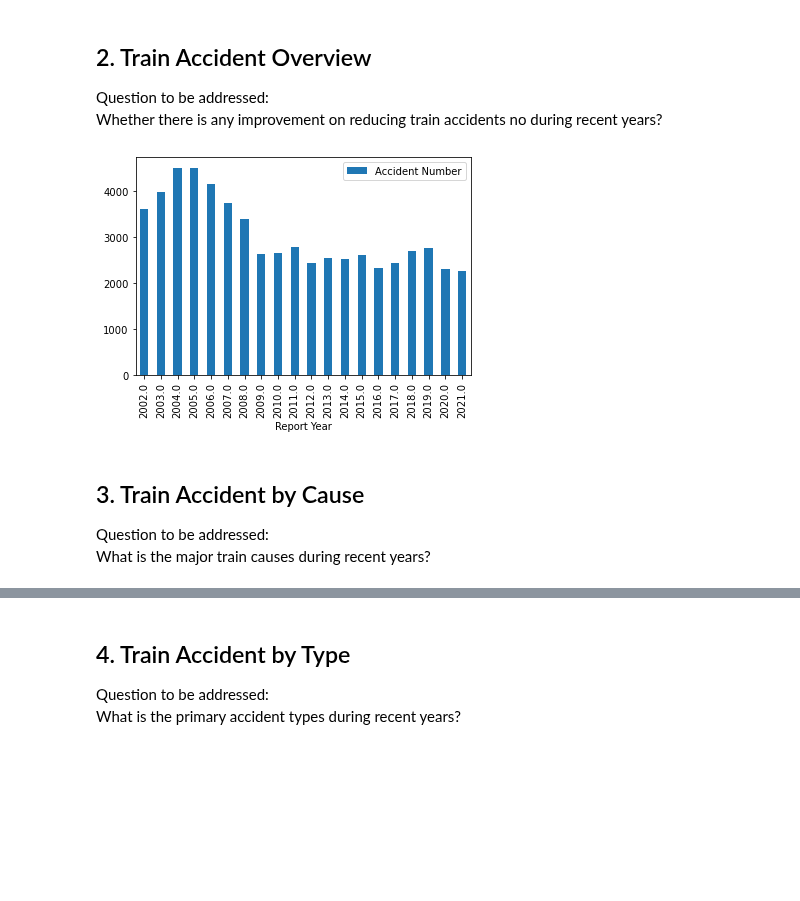
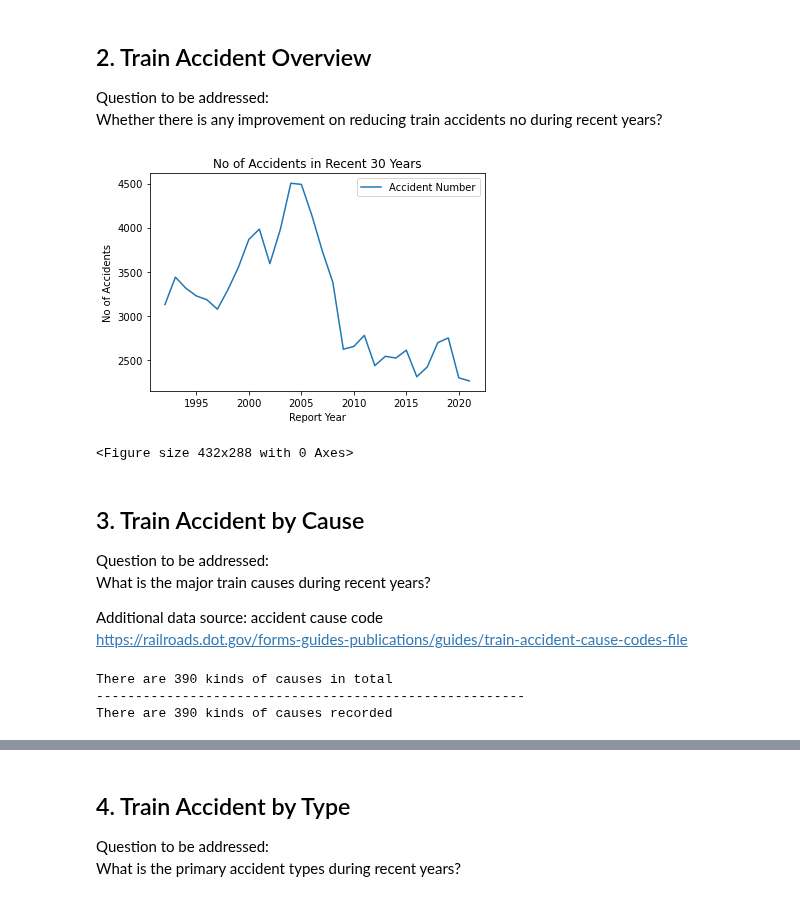
Before and after one commit to MZt92-ui/Project-1-Group-3, a Jupyter notebook: Train/data analysis.ipynb, the cells around one changed output, grey strips where cells are left out. Drawn from its saved outputs; the diff is of its cells as text; code cells hidden in the pictures; blank space fills up the shorter version.

Commit message:
Train Update

```diff
--- a/Train/data analysis.ipynb
+++ b/Train/data analysis.ipynb
@@ -51,14 +50,30 @@ The datasets record year from 1975.0 to 2022.0
 Question to be addressed:<br/>
 Whether there is any improvement on reducing train accidents no during recent years?
 # %%
-overview_df = data.loc[(data["Report Year"] >= 2002.0) & (data["Report Year"]<=2021.0)]
+# Investigate 30 years
+overview_df = data.loc[(data["Report Year"] >= 1992.0) & (data["Report Year"]<=2021.0)]
 group_year = overview_df.groupby("Report Year")
-group_year[["Accident Number"]].count().plot(kind="bar")
+group_year[["Accident Number"]].count().plot(kind="line",title="No of Accidents in Recent 30 Years", ylabel="No of Accidents")
 plt.show()
-# xlabel delet zero
+plt.savefig("Train Accident Overview.jpg")
 # %% [output]
-[figure, old version]
+[figure, new version]
+<Figure size 432x288 with 0 Axes>
 # %% [markdown]
 ## 3. Train Accident by Cause
 Question to be addressed:<br/>
-What is the major train causes during recent years?
+What is the major train causes during recent years?<br/>
+
+Additional data source: accident cause code<br/>
+https://railroads.dot.gov/forms-guides-publications/guides/train-accident-cause-codes-file
+# %%
+data_cause = pd.read_csv("../../Test Data/Appendix C_Train_Accident_Cause_Codes.csv")[["Code","Title"]]
+cause_ls = len(data_cause["Code"].unique())
+record_ls = len(data["Primary Accident Cause Code"].unique())
+print(f"There are {cause_ls} kinds of causes in total")
+print("-------------------------------------------------------")
+print(f"There are {record_ls} kinds of causes recorded")
+# %% [output]
+There are 390 kinds of causes in total
+-------------------------------------------------------
+There are 390 kinds of causes recorded
```
Also changed, not shown: parts of 4 cells of this notebook, 1 other file.
